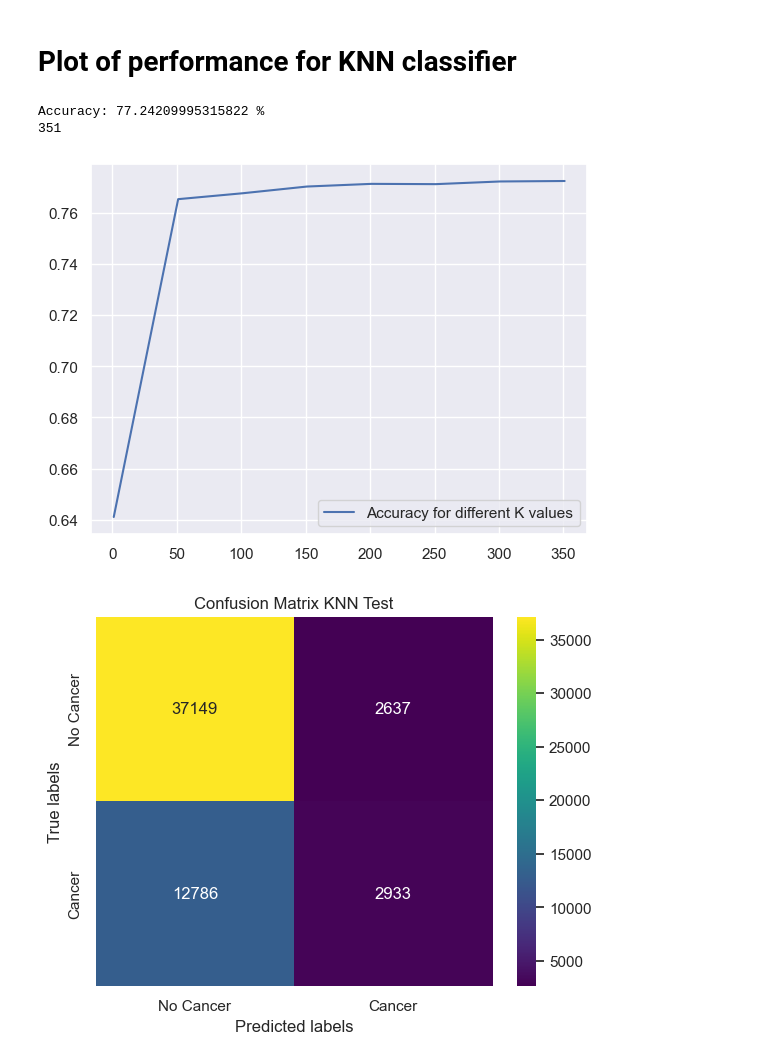
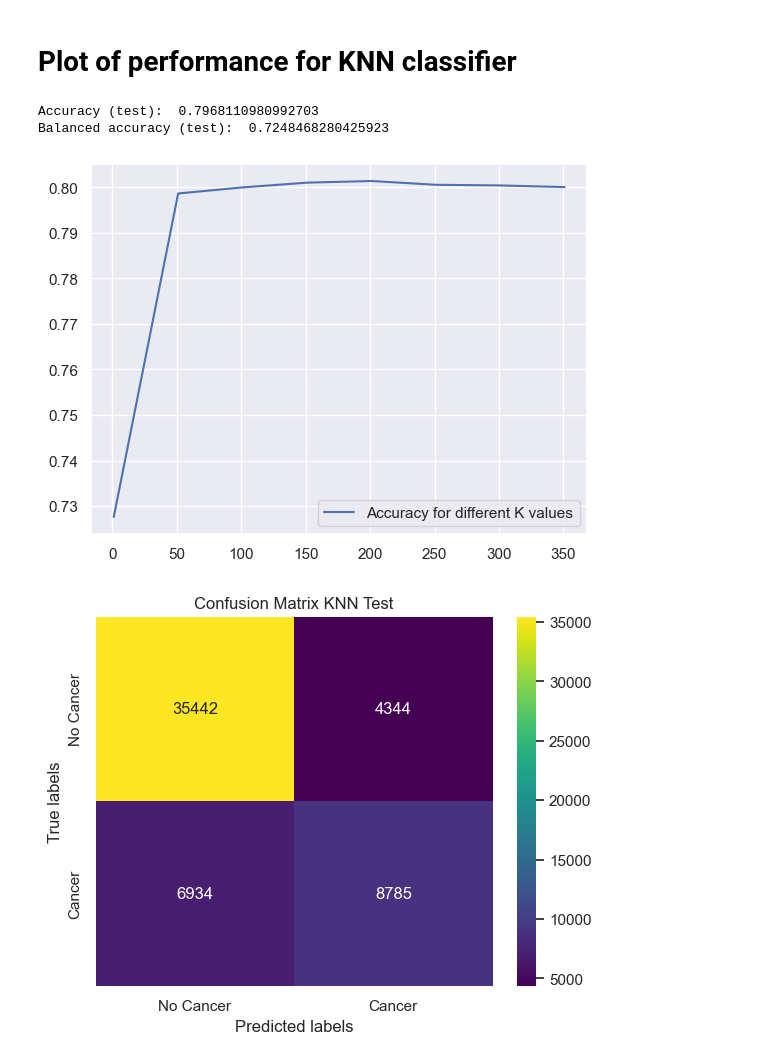
Before and after one commit to fredrikSveen/MALIS_project, a Jupyter notebook: KNN_stuff.ipynb, the cells around one changed output. Drawn from its saved outputs; the diff is of its cells as text; code cells hidden in the pictures.

```diff
--- a/KNN_stuff.ipynb
+++ b/KNN_stuff.ipynb
@@ -125,28 +104,27 @@ Optimal K value is:  351
 # %% [markdown]
 # Plot of performance for KNN classifier
 # %%
-#Knn test
-print('Accuracy:', max(acc_for_ks)*100,'%')
-print(np.argmax(acc_for_ks)*step_size+1)
+#Knn plots
+print('Accuracy (test): ', accuracy_score(y_test,pred2))
+print('Balanced accuracy (test): ', balanced_accuracy_score(y_test,pred2))
 
 #Plot for tuning K
 plt.plot(range(1,400,step_size), acc_for_ks)
 plt.legend(['Accuracy for different K values'], loc ="lower right")
 plt.show()
 
 #Plot confusion matrix
 ax = plt.subplot()
 sns.set(font_scale=1.0)
-#sns.heatmap(conf_mat[np.argmax(acc_for_ks)], annot=True, ax=ax, cmap="crest", fmt="g");
-sns.heatmap(conf_mat2[1], annot=True, ax=ax, cmap="viridis", fmt="g");
+sns.heatmap(confusion_matrix(y_test,pred2), annot=True, ax=ax, cmap="viridis", fmt="g");
 ax.set_xlabel('Predicted labels');
 ax.set_ylabel('True labels');
 ax.set_title('Confusion Matrix KNN Test');
 ax.xaxis.set_ticklabels(['No Cancer', 'Cancer']);
 ax.yaxis.set_ticklabels(['No Cancer', 'Cancer']);
 plt.show()
 # %% [output]
-Accuracy: 77.24209995315822 %
-351
+Accuracy (test):  0.7968110980992703
+Balanced accuracy (test):  0.7248468280425923
-[figure, old version]
+[figure, new version]
-[figure, old version]
+[figure, new version]
```
Also changed, not shown: parts of 2 cells of this notebook.
